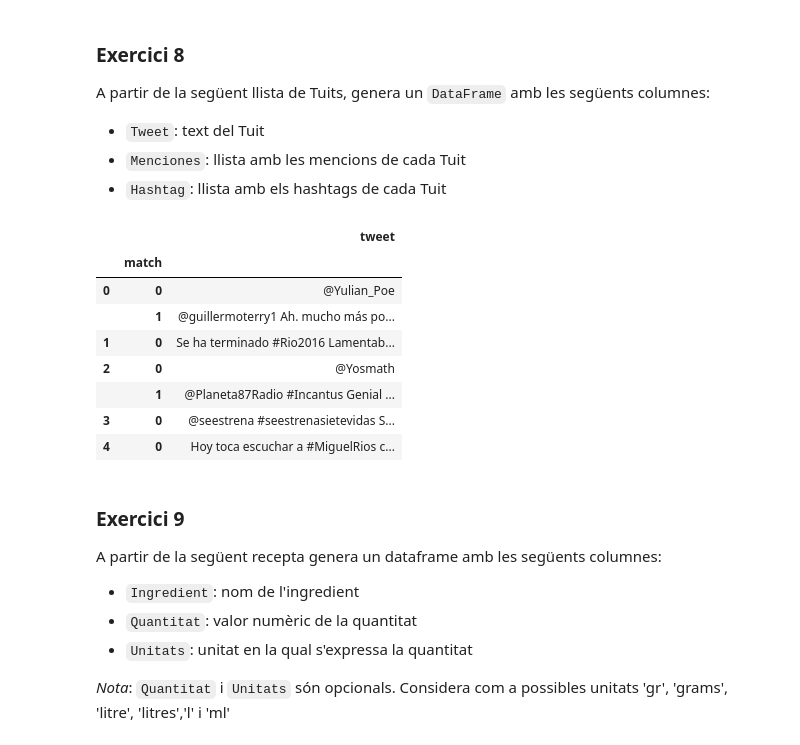
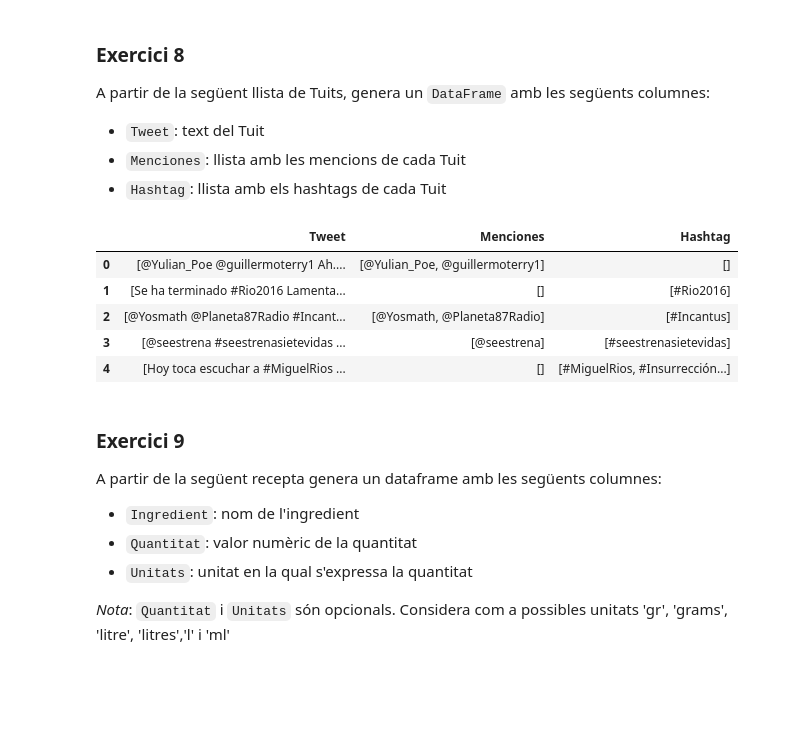
Before and after one commit to DavidSM2/Repo_PLN, a Jupyter notebook: Practicas/Pr1/P1_Expressions_regulars_VAL.ipynb, the cells around one changed output. Cells and saved outputs as stored; diff of their text form; code cells hidden in the pictures; blank space fills up the shorter version.

```diff
--- a/Practicas/Pr1/P1_Expressions_regulars_VAL.ipynb
+++ b/Practicas/Pr1/P1_Expressions_regulars_VAL.ipynb
@@ -336,21 +336,25 @@ tweets = [
     '@seestrena #seestrenasietevidas Sería un gato tipo Garfield porqué soy un poco vago y porqué me encanta la lasaña!!',
     'Hoy toca escuchar a #MiguelRios con otros grandes artistas...  #Insurrección...'
 ]
-# %%
-df = pd.DataFrame(tweets, columns=['tweets'])
-df['tweets'].str.extractall(r'(?P<Menciones>@[^ ]+)') #pilla los @
-df['tweets'].str.extractall(r'(?P<Hashtag>#[^ ]+)') # pilla los #
-df['tweets'].str.extractall(r'(?P<tweet>.[^@]+)') # jajajajaja texto???????????
-# %% [output]
-|  |  | tweet |
-|  | match |  |
-| 0 | 0 | @Yulian_Poe |
-|  | 1 | @guillermoterry1 Ah. mucho más po... |
-| 1 | 0 | Se ha terminado #Rio2016 Lamentab... |
-| 2 | 0 | @Yosmath |
-|  | 1 | @Planeta87Radio #Incantus Genial ... |
-| 3 | 0 | @seestrena #seestrenasietevidas S... |
-| 4 | 0 | Hoy toca escuchar a #MiguelRios c... |
+# %%
+lista = list()
+
+for tweet in tweets:
+    diccionario = dict()
+    diccionario['Tweet'] = re.findall(r'.+',tweet)
+    diccionario['Menciones'] = re.findall(r'(?P<Menciones>@[^ ]+)',tweet)
+    diccionario['Hashtag'] = re.findall(r'(?P<Hashtag>#[^ ]+)',tweet)
+    lista.append(diccionario)
+
+df = pd.DataFrame(lista)
+df
+# %% [output]
+|  | Tweet | Menciones | Hashtag |
+| 0 | [@Yulian_Poe @guillermoterry1 Ah.... | [@Yulian_Poe, @guillermoterry1] | [] |
+| 1 | [Se ha terminado #Rio2016 Lamenta... | [] | [#Rio2016] |
+| 2 | [@Yosmath @Planeta87Radio #Incant... | [@Yosmath, @Planeta87Radio] | [#Incantus] |
+| 3 | [@seestrena #seestrenasietevidas ... | [@seestrena] | [#seestrenasietevidas] |
+| 4 | [Hoy toca escuchar a #MiguelRios ... | [] | [#MiguelRios, #Insurrección...] |
 # %% [markdown]
 ### Exercici 9
 
```
Also changed, not shown: parts of 2 cells of this notebook.
